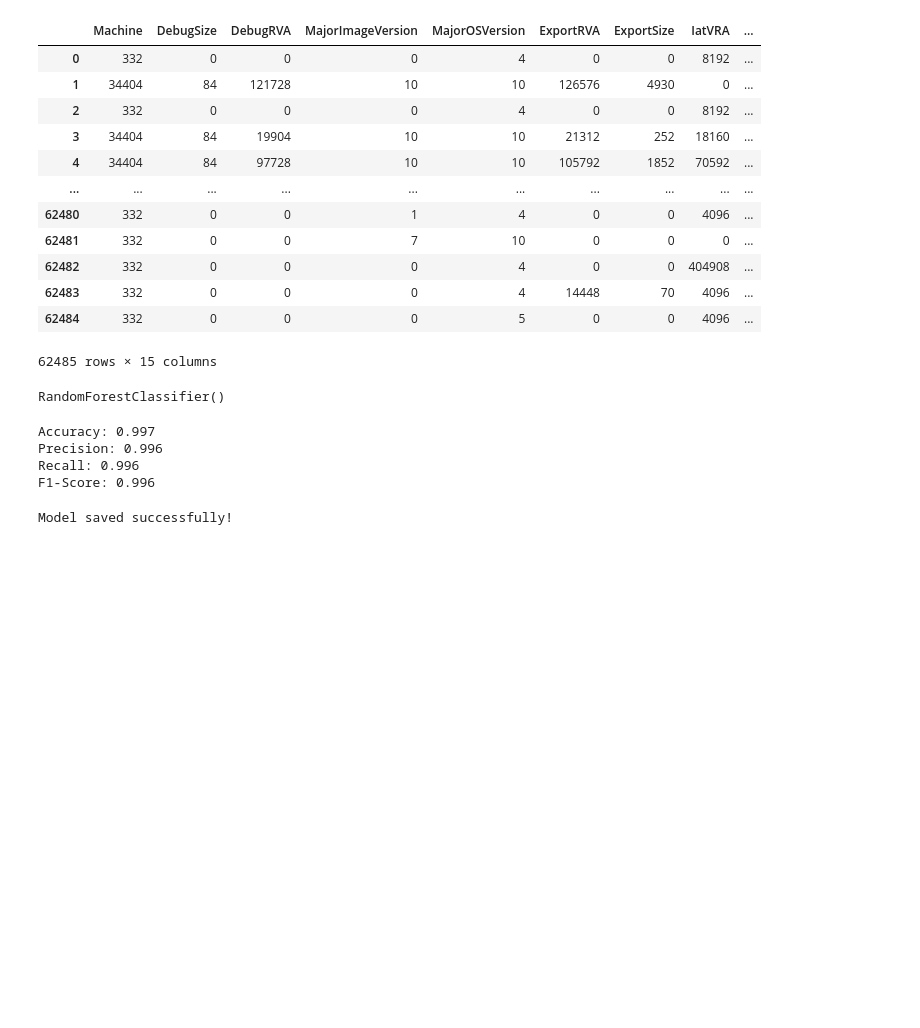
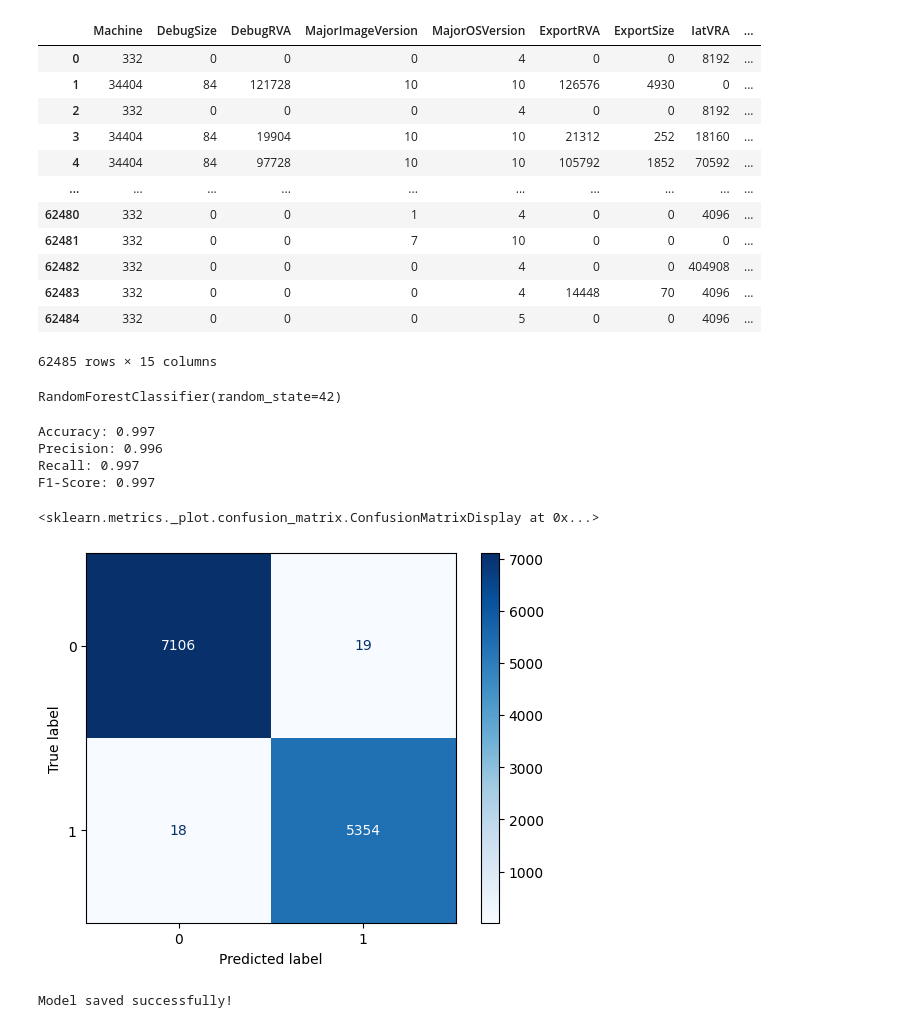
Before and after one commit to Olamieee/ransomware-detection, a Jupyter notebook: model/ransonware_model.ipynb, the cells around one changed output. Drawn from its saved outputs; the diff is of its cells as text; code cells hidden in the pictures; blank space fills up the shorter version.

```diff
--- a/model/ransonware_model.ipynb
+++ b/model/ransonware_model.ipynb
@@ -102,11 +102,11 @@ x
 # %%
 x_train, x_test, y_train, y_test = train_test_split(x, y, test_size=0.2, random_state=42)
 # %%
-rf_model = RandomForestClassifier()
+rf_model = RandomForestClassifier(n_estimators=100, random_state=42)
 # n_estimators=100, random_state=42
 rf_model.fit(x_train, y_train)
 # %% [output]
-RandomForestClassifier()
+RandomForestClassifier(random_state=42)
 # %%
 y_pred = rf_model.predict(x_test)
 print(f"Accuracy: {accuracy_score(y_test, y_pred):.3f}")
@@ -116,8 +116,14 @@ print(f"F1-Score: {f1_score(y_test, y_pred):.3f}")
 # %% [output]
 Accuracy: 0.997
 Precision: 0.996
-Recall: 0.996
-F1-Score: 0.996
+Recall: 0.997
+F1-Score: 0.997
+# %%
+conf = confusion_matrix(y_test, y_pred)
+ConfusionMatrixDisplay(conf).plot(cmap='Blues')
+# %% [output]
+<sklearn.metrics._plot.confusion_matrix.ConfusionMatrixDisplay at 0x...>
+[figure, added]
 # %%
 joblib.dump(rf_model, "ransomware_rf_model.pkl")
 print("Model saved successfully!")
```
Also changed, not shown: parts of 1 cell of this notebook, 5 other files.
